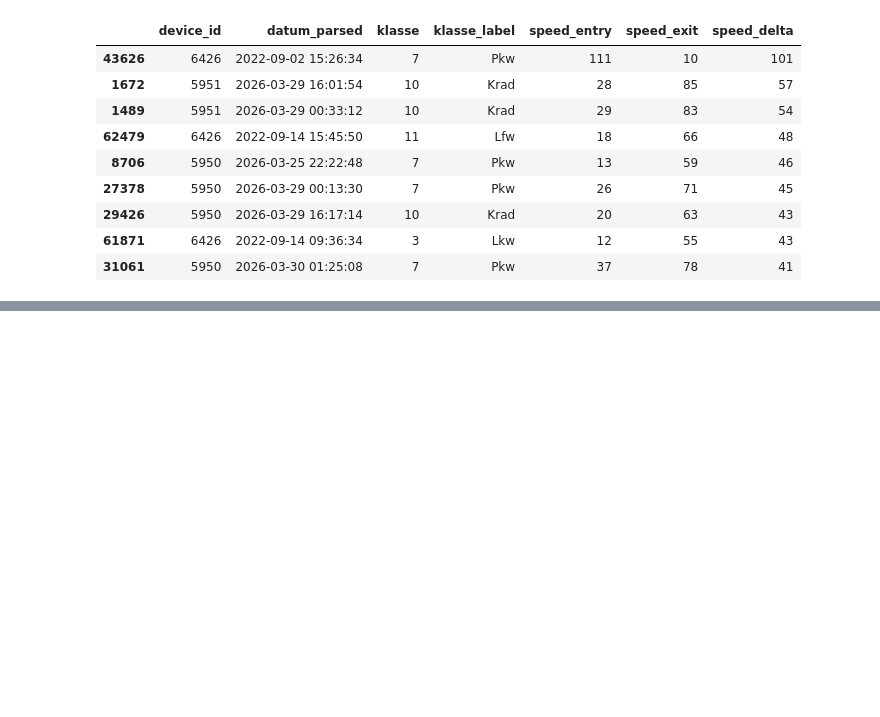
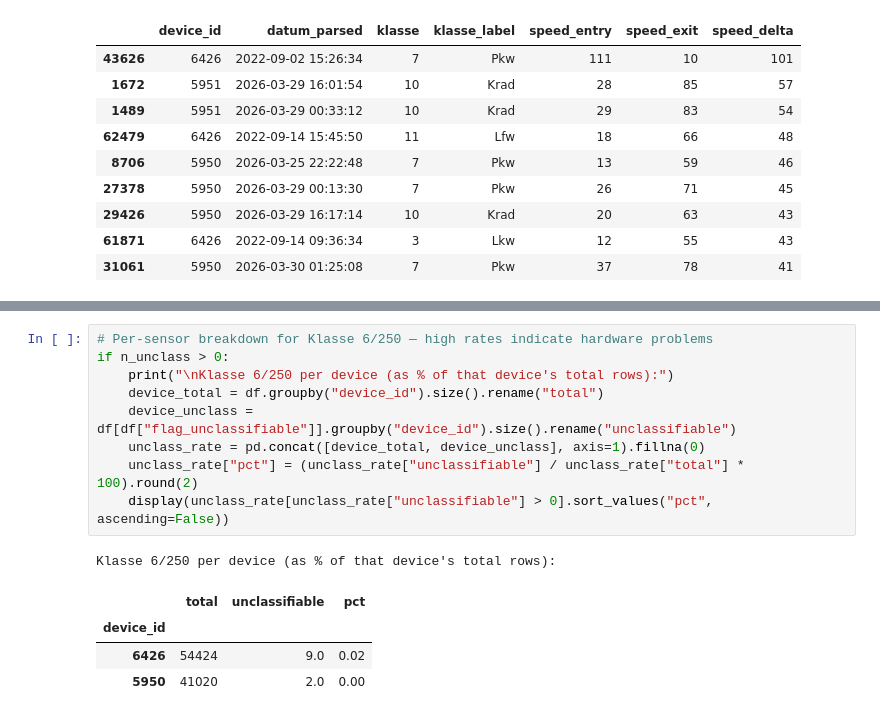
Before and after one commit to Walrus4990/Berlin_traffic_data, a Jupyter notebook: notebooks/notebooks:01_excel_analysis.ipynb, the cells around one changed output, grey strips where cells are left out. Cells and saved outputs as stored; diff of their text form; blank space fills up the shorter version.

```diff
--- a/notebooks/notebooks:01_excel_analysis.ipynb
+++ b/notebooks/notebooks:01_excel_analysis.ipynb
@@ -418,0 +444,15 @@ Sample flagged rows:
+# %%
+# Per-sensor breakdown for Klasse 6/250 — high rates indicate hardware problems
+if n_unclass > 0:
+    print("\nKlasse 6/250 per device (as % of that device's total rows):")
+    device_total = df.groupby("device_id").size().rename("total")
+    device_unclass = df[df["flag_unclassifiable"]].groupby("device_id").size().rename("unclassifiable")
+    unclass_rate = pd.concat([device_total, device_unclass], axis=1).fillna(0)
+    unclass_rate["pct"] = (unclass_rate["unclassifiable"] / unclass_rate["total"] * 100).round(2)
+    display(unclass_rate[unclass_rate["unclassifiable"] > 0].sort_values("pct", ascending=False))
+# %% [output]
+Klasse 6/250 per device (as % of that device's total rows):
+|  | total | unclassifiable | pct |
+| device_id |  |  |  |
+| 6426 | 54424 | 9.0 | 0.02 |
+| 5950 | 41020 | 2.0 | 0.00 |
```
Also changed, not shown: parts of 23 cells of this notebook.
